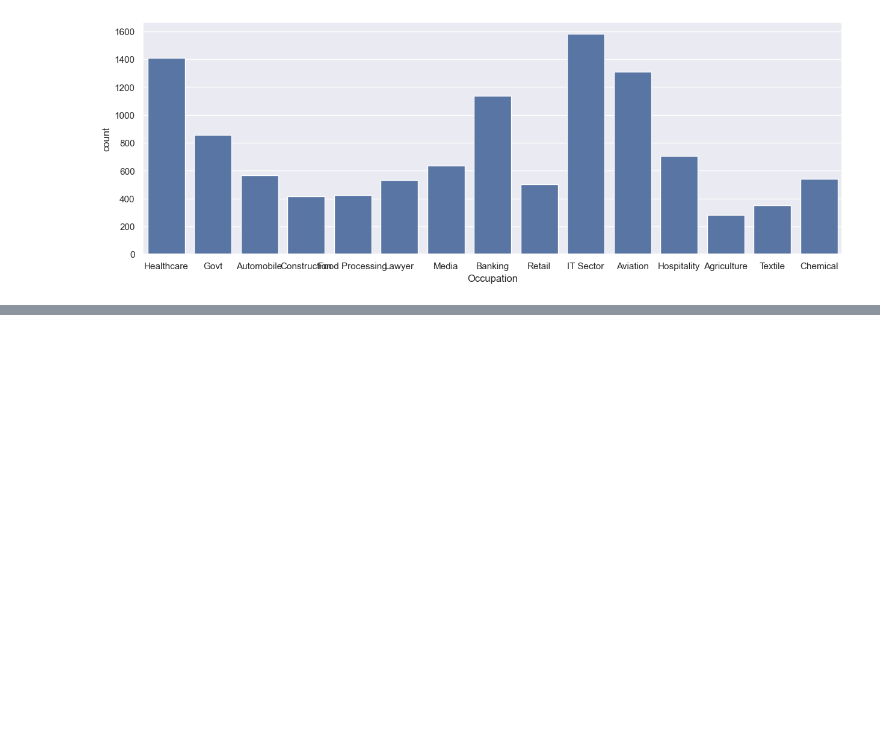
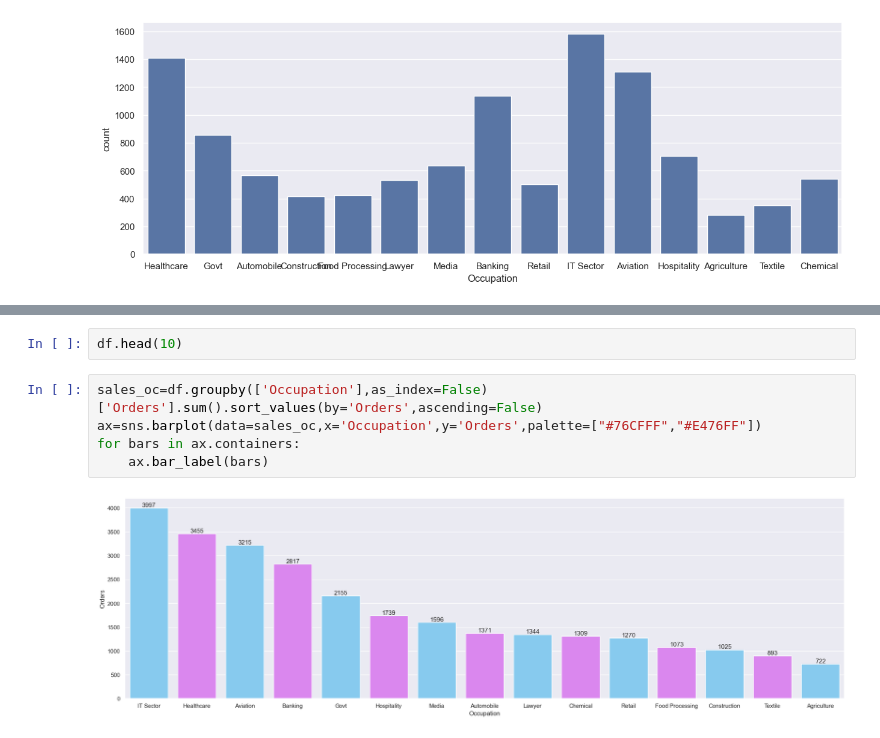
Before and after one commit to Quantro-Wiwek/Data_Analysis, a Jupyter notebook: Diwali Sales/Analysis.ipynb, the cells around one changed output, grey strips where cells are left out. Cells and saved outputs as stored; diff of their text form; blank space fills up the shorter version.

```diff
--- a/Diwali Sales/Analysis.ipynb
+++ b/Diwali Sales/Analysis.ipynb
@@ -239,0 +270,9 @@ for bars in ax.containers:
+# %%
+df.head(10)
+# %%
+sales_oc=df.groupby(['Occupation'],as_index=False)['Orders'].sum().sort_values(by='Orders',ascending=False)
+ax=sns.barplot(data=sales_oc,x='Occupation',y='Orders',palette=["#76CFFF","#E476FF"])
+for bars in ax.containers:
+    ax.bar_label(bars)
+# %% [output]
+[figure, added]
```
Also changed, not shown: parts of 3 cells of this notebook.
